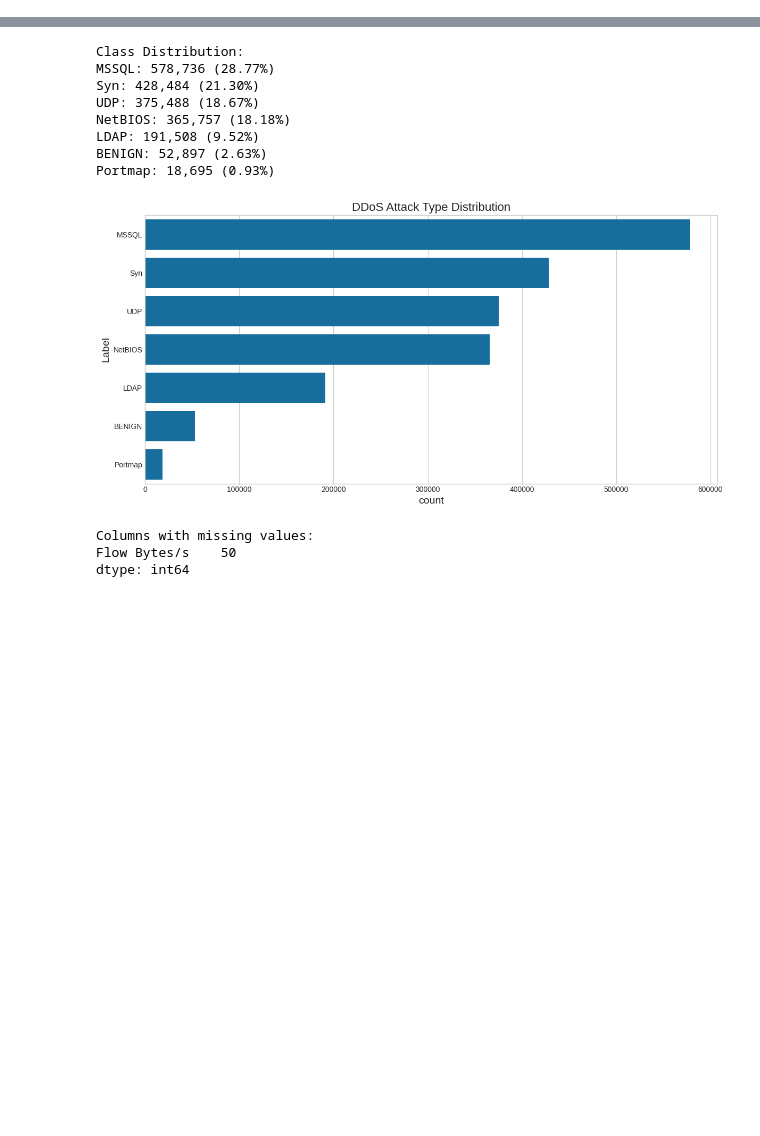
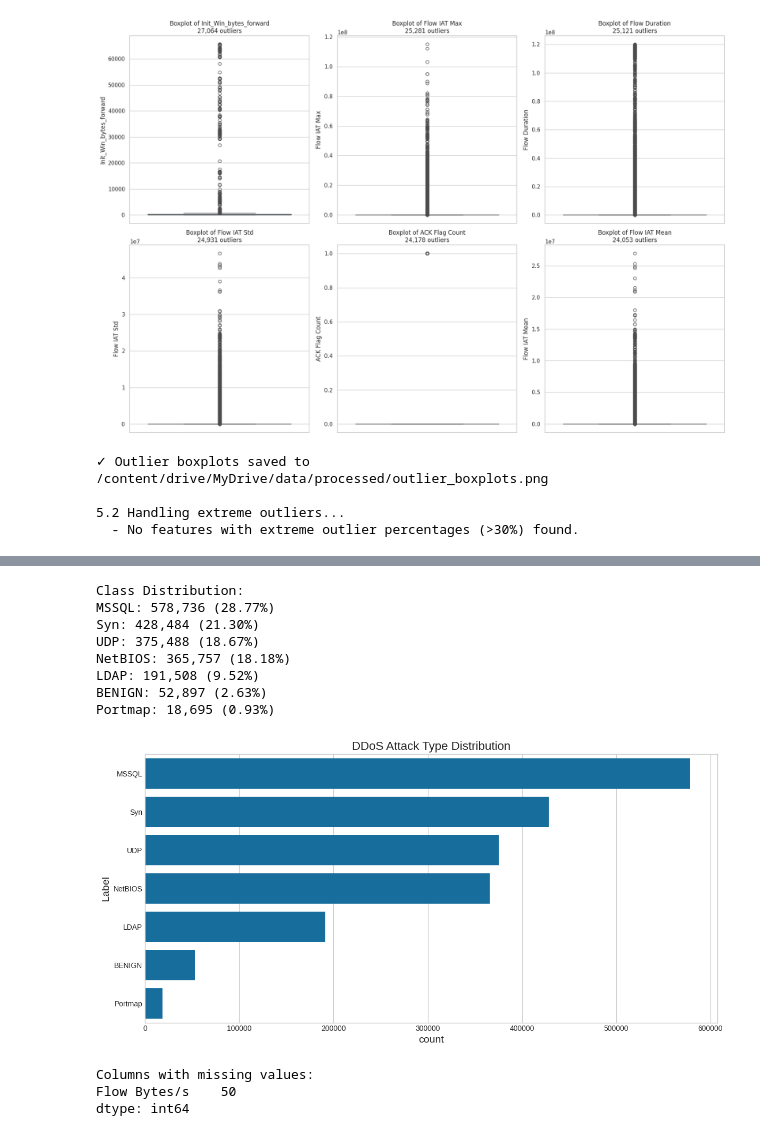
Before and after one commit to zainabintech/DDoS-Detection-System-, a Jupyter notebook: Untitled3.ipynb, the cells around one changed output, grey strips where cells are left out. Cells and saved outputs as stored; diff of their text form; code cells hidden in the pictures; blank space fills up the shorter version.

```diff
--- a/Untitled3.ipynb
+++ b/Untitled3.ipynb
@@ -141,0 +715,74 @@ Use this file for your next steps: data cleaning and SMOTE
+# %%
+# 5. Outlier Detection and Handling
+print("\n5. Outlier Analysis and Treatment...")
+
+# Function to detect outliers based on IQR
+def detect_outliers_iqr(df, col):
+    Q1 = df[col].quantile(0.25)
+    Q3 = df[col].quantile(0.75)
+    IQR = Q3 - Q1
+    lower_bound = Q1 - 1.5 * IQR
+    upper_bound = Q3 + 1.5 * IQR
+    outliers = ((df[col] < lower_bound) | (df[col] > upper_bound)).sum()
+    return outliers, lower_bound, upper_bound
+
+# Check for outliers in numerical features
+numeric_cols = df_clean.select_dtypes(include=['float64', 'int64']).columns
+outlier_stats = []
+
+for col in numeric_cols:
+    outliers, lower, upper = detect_outliers_iqr(df_clean, col)
+    if outliers > 0:
+        outlier_percent = (outliers / len(df_clean)) * 100
+        outlier_stats.append({
+            'Feature': col,
+            'Outliers': outliers,
+            'Percentage': outlier_percent,
+            'Lower Bound': lower,
+            'Upper Bound': upper
+        })
+
+# Display outlier statistics
+if outlier_stats:
+    outlier_df = pd.DataFrame(outlier_stats).sort_values('Percentage', ascending=False)
+    print("\n5.1 Outlier detection results (top 15 features):")
+    display(outlier_df.head(15))
+
+    # Plot outliers for top 6 features with most outliers
+    top_outlier_features = outlier_df.head(6)['Feature'].tolist()
+
+    plt.figure(figsize=(18, 12))
+    for i, feature in enumerate(top_outlier_features):
+        plt.subplot(2, 3, i+1)
+        sns.boxplot(y=df_clean[feature])
+        plt.title(f"Boxplot of {feature}\n{outlier_df[outlier_df['Feature']==feature]['Outliers'].values[0]:,} outliers")
+        plt.tight_layout()
+
+    plt.savefig(f"{output_dir}/outlier_boxplots.png", dpi=300)
+    plt.show()
+    print(f"✓ Outlier boxplots saved to {output_dir}/outlier_boxplots.png")
+
+    # Handle extreme outliers for features with >30% outliers
+    print("\n5.2 Handling extreme outliers...")
+    extreme_outlier_features = outlier_df[outlier_df['Percentage'] > 30]['Feature'].tolist()
+
+    if extreme_outlier_features:
+        for feature in extreme_outlier_features:
+            stats = outlier_df[outlier_df['Feature'] == feature].iloc[0]
+            # Cap outliers instead of removing rows
+            lower = stats['Lower Bound']
+            upper = stats['Upper Bound']
+
+            # Count values to be capped
+            lower_count = (df_clean[feature] < lower).sum()
+            upper_count = (df_clean[feature] > upper).sum()
+
+            # Apply capping
+            df_clean[feature] = df_clean[feature].clip(lower=lower, upper=upper)
+
+            print(f"  - Capped {lower_count} low outliers and {upper_count} high outliers in '{feature}'")
+    else:
+        print("  - No features with extreme outlier percentages (>30%) found.")
+else:
+    print("No outliers found using IQR method.")
+# %% [output]
@@ -141,0 +808,5 @@ Use this file for your next steps: data cleaning and SMOTE
+[figure, added]
+✓ Outlier boxplots saved to /content/drive/MyDrive/data/processed/outlier_boxplots.png
+
+5.2 Handling extreme outliers...
+  - No features with extreme outlier percentages (>30%) found.
```
Also changed, not shown: parts of 12 cells of this notebook.
